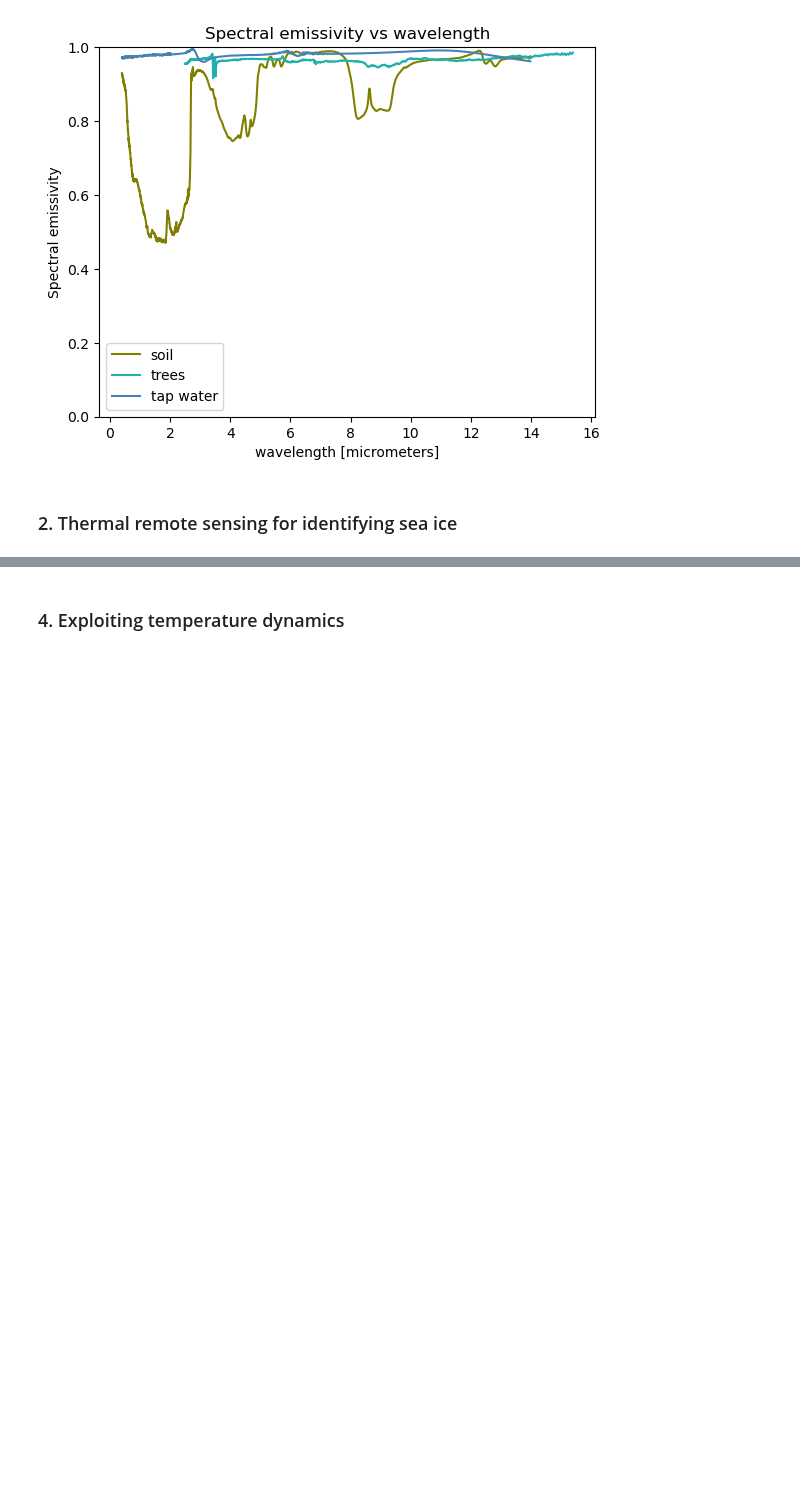
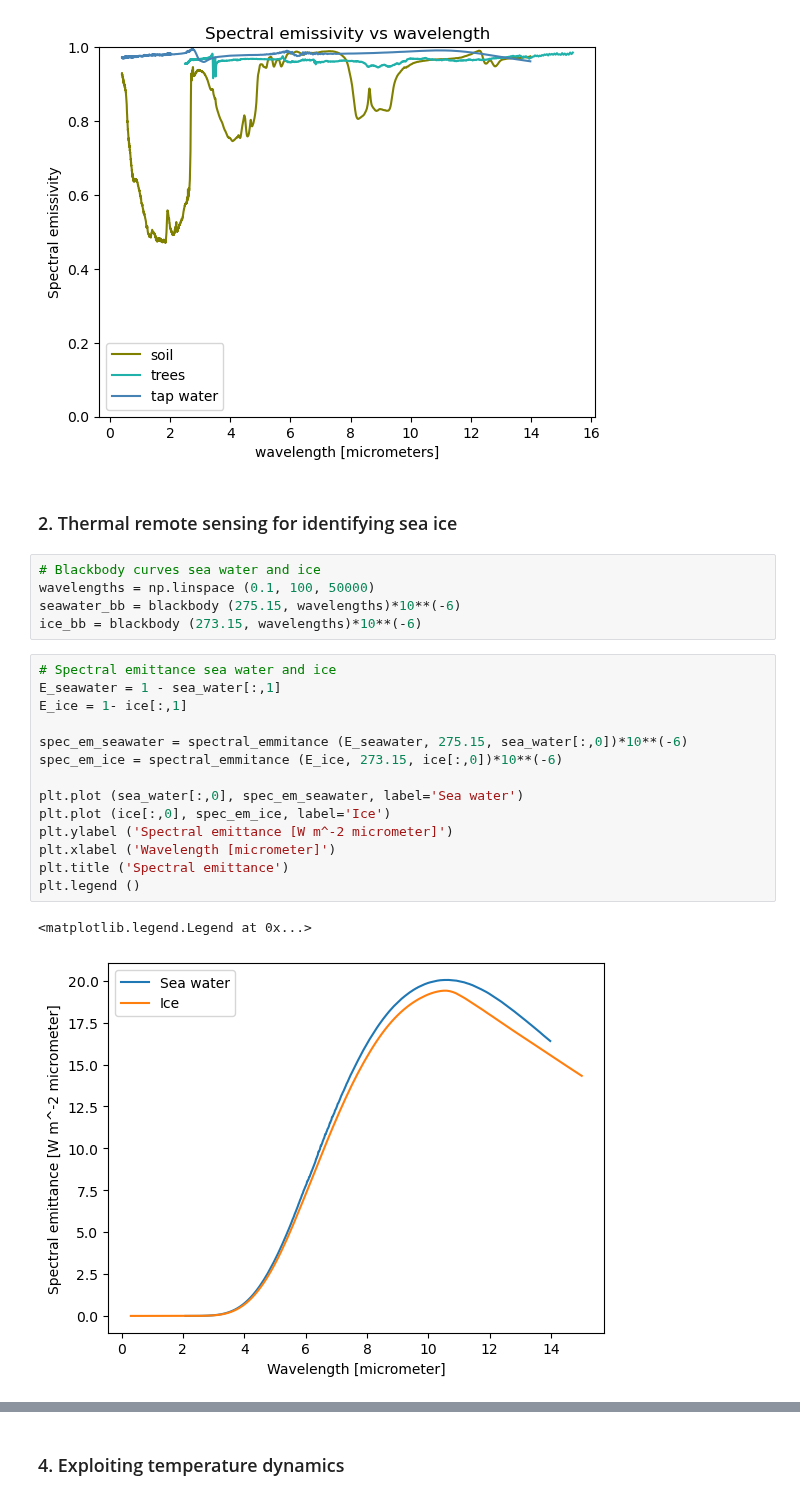
Before and after one commit to debnovalina/PPESO-Practical, a Jupyter notebook: Thermal remote sensing.ipynb, the cells around one changed output, grey strips where cells are left out. Cells and saved outputs as stored; diff of their text form; blank space fills up the shorter version.

```diff
--- a/Thermal remote sensing.ipynb
+++ b/Thermal remote sensing.ipynb
@@ -124,3 +124,25 @@ plt.show()
 [figure]
 # %% [markdown]
 ### 2. Thermal remote sensing for identifying sea ice
+# %%
+# Blackbody curves sea water and ice
+wavelengths = np.linspace (0.1, 100, 50000)
+seawater_bb = blackbody (275.15, wavelengths)*10**(-6)
+ice_bb = blackbody (273.15, wavelengths)*10**(-6)
+# %%
+# Spectral emittance sea water and ice
+E_seawater = 1 - sea_water[:,1]
+E_ice = 1- ice[:,1]
+
+spec_em_seawater = spectral_emmitance (E_seawater, 275.15, sea_water[:,0])*10**(-6)
+spec_em_ice = spectral_emmitance (E_ice, 273.15, ice[:,0])*10**(-6)
+
+plt.plot (sea_water[:,0], spec_em_seawater, label='Sea water')
+plt.plot (ice[:,0], spec_em_ice, label='Ice')
+plt.ylabel ('Spectral emittance [W m^-2 micrometer]')
+plt.xlabel ('Wavelength [micrometer]')
+plt.title ('Spectral emittance')
+plt.legend ()
+# %% [output]
+<matplotlib.legend.Legend at 0x...>
+[figure, added]
```
Also changed, not shown: parts of 2 cells of this notebook.
